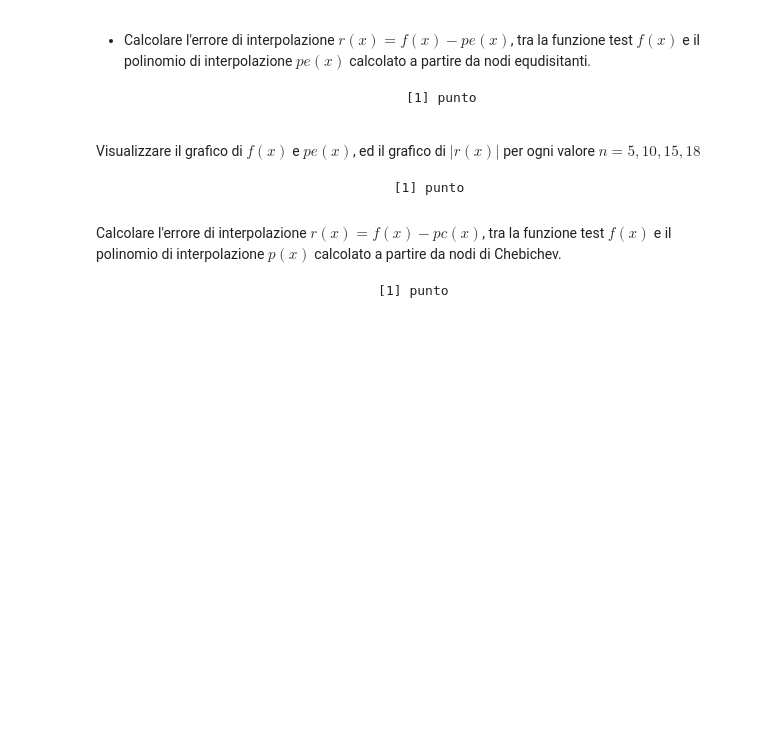
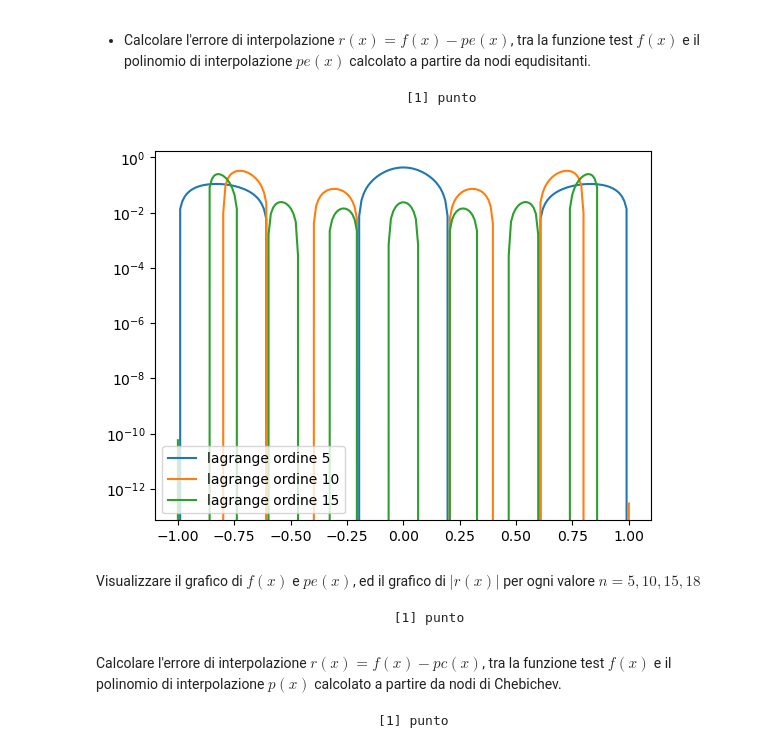
Before and after one commit to KeegTheBoi/metodi_numerici_es, a Jupyter notebook: Preparazione Esame/Scheletri ed utilities-20240514/Esame_6Maggio2024.ipynb, the cells around one changed output. Drawn from its saved outputs; the diff is of its cells as text; code cells hidden in the pictures; blank space fills up the shorter version.

```diff
--- a/Preparazione Esame/Scheletri ed utilities-20240514/Esame_6Maggio2024.ipynb
+++ b/Preparazione Esame/Scheletri ed utilities-20240514/Esame_6Maggio2024.ipynb
@@ -180,6 +207,18 @@ plt.show()
 tra la funzione test $f(x)$ e il polinomio di interpolazione $pe(x)$ calcolato a partire da nodi equdisitanti.
 
                                         [1] punto
+# %%
+def plot_error(i):
+    x = np.linspace(-1, 1, i+1)
+    y = f(x)
+    res = iterpL(x, y, xv)
+    plt.semilogy(xv, f(xv)-res, label=f'lagrange ordine {i}')
+
+u = [plot_error(i) for i in n]
+plt.legend()
+plt.show()
+# %% [output]
+[figure, added]
 # %% [markdown]
 Visualizzare il grafico di $f(x)$ e $pe(x)$, ed il grafico di $|r(x)|$ per ogni valore $n=5,10,15,18$
 
```
Also changed, not shown: parts of 4 cells of this notebook, 6 other files.
